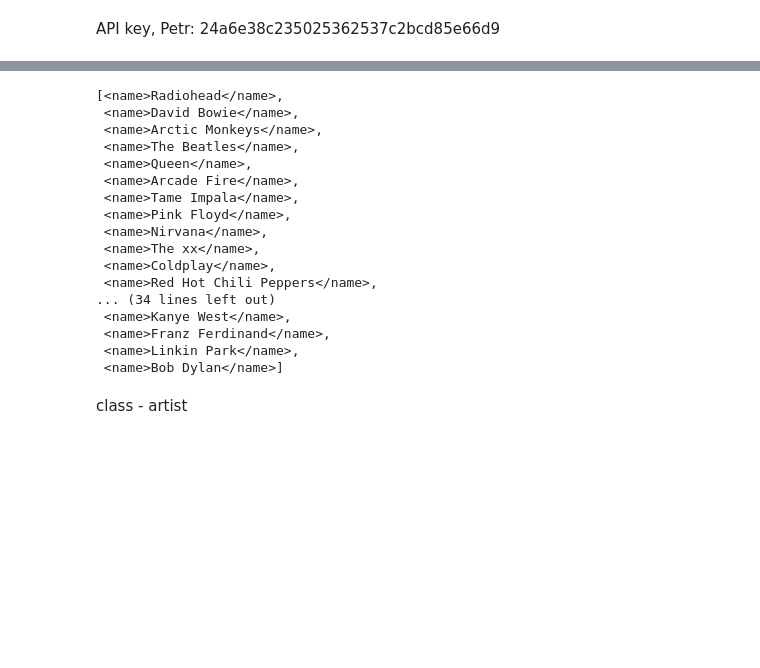
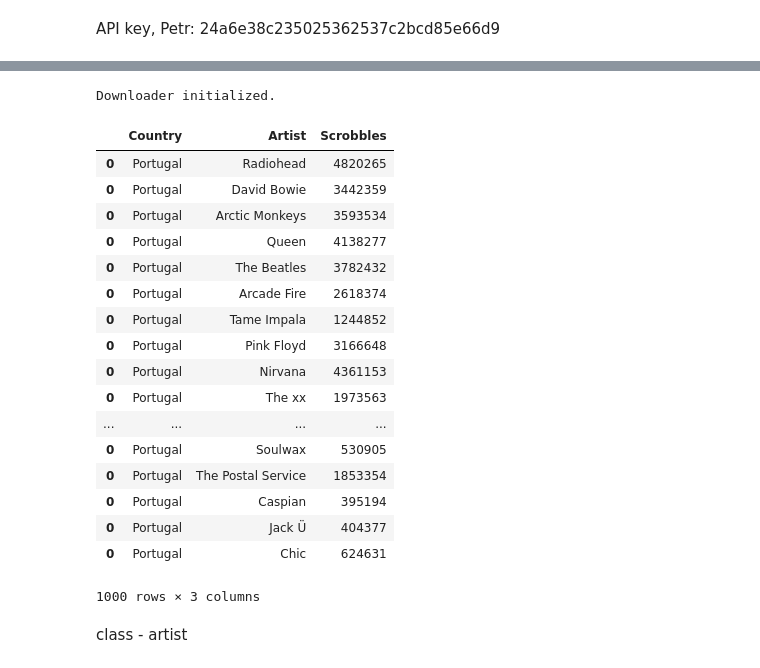
Before and after one commit to petrpham/ScrobblIES, a Jupyter notebook: 1_Scrape.ipynb, the cells around one changed output, grey strips where cells are left out. Saved outputs shown, nothing was run; the diff lists cells and outputs as text; code cells hidden in the pictures; blank space fills up the shorter version.

Commit message:
Portugal, the Man

```diff
--- a/1_Scrape.ipynb
+++ b/1_Scrape.ipynb
@@ -27,6 +28,32 @@ class LastFMDownloader:
         r = requests.get(link)
         r.encoding='UTF-8'
         self.soup = BeautifulSoup(r.text,'lxml')
+
+    def GetJson(self, link):
+        '''
+        Returns JSON file for a given request
+        '''
+        self.linkToJson = link
+        self.json = requests.get(link).json()
+
+
+    def GetEmArtists(self, jsn):
+        self.jsnPd = pd.read_json(json.dumps(jsn))
+        self.topArtists = pd.DataFrame(columns=['Country', 'Artist', 'Scrobbles'])
+        for i in range(1000):
+            try:
+                hlp = pd.DataFrame([[self.jsnPd.iloc[0,:][0]['country'],self.jsnPd.iloc[1,:][0][i]['name'],self.jsnPd.iloc[1,:][0][i]['listeners']]], columns=['Country', 'Artist', 'Scrobbles'])
+                self.topArtists = self.topArtists.append(hlp)
+            except:
+                pass
+        return self.topArtists
+
+    def ProcessTheArtists(self, jsonFile):
+        '''
+        Process json files for artist info
+        '''
+        dfc = pd.read_json(json.dumps)
+
 
     def ParseSoupTag(self, tag):
         '''
@@ -57,5 +84,5 @@ class LastFMDownloader:
         '''
         all_links = self.soup.find_all('a')
         for link in all_links:
-            self.links = print(link.get('href'))
-            return self.links
+             self.links = print(link.get('href'))
+        return self.links
@@ -66,24 +138,28 @@ Downloader initialized.
 # %%
-portugal.GetSoup('http://ws.audioscrobbler.com/2.0/?method=geo.gettopartists&country=portugal&api_key=24a6e38c235025362537c2bcd85e66d9')
+portugal = LastFMDownloader()
+portugal.GetJson('http://ws.audioscrobbler.com/2.0/?method=geo.gettopartists&limit=1000&country=portugal&api_key=24a6e38c235025362537c2bcd85e66d9&format=json')
+# %% [output]
+Downloader initialized.
-# %%
-portugal.ParseSoupTag('name')
-# %% [output]
-[<name>Radiohead</name>,
- <name>David Bowie</name>,
- <name>Arctic Monkeys</name>,
- <name>The Beatles</name>,
- <name>Queen</name>,
- <name>Arcade Fire</name>,
- <name>Tame Impala</name>,
- <name>Pink Floyd</name>,
- <name>Nirvana</name>,
- <name>The xx</name>,
- <name>Coldplay</name>,
- <name>Red Hot Chili Peppers</name>,
-... (34 lines left out)
- <name>Kanye West</name>,
- <name>Franz Ferdinand</name>,
- <name>Linkin Park</name>,
- <name>Bob Dylan</name>]
+# %%
+portugal.GetEmArtists(portugal.json)
+# %% [output]
+|  | Country | Artist | Scrobbles |
+| 0 | Portugal | Radiohead | 4820265 |
+| 0 | Portugal | David Bowie | 3442359 |
+| 0 | Portugal | Arctic Monkeys | 3593534 |
+| 0 | Portugal | Queen | 4138277 |
+| 0 | Portugal | The Beatles | 3782432 |
+| 0 | Portugal | Arcade Fire | 2618374 |
+| 0 | Portugal | Tame Impala | 1244852 |
+| 0 | Portugal | Pink Floyd | 3166648 |
+| 0 | Portugal | Nirvana | 4361153 |
+| 0 | Portugal | The xx | 1973563 |
+| ... | ... | ... | ... |
+| 0 | Portugal | Soulwax | 530905 |
+| 0 | Portugal | The Postal Service | 1853354 |
+| 0 | Portugal | Caspian | 395194 |
+| 0 | Portugal | Jack Ü | 404377 |
+| 0 | Portugal | Chic | 624631 |
+1000 rows × 3 columns
 # %% [markdown]
 class - artist
```
Also changed, not shown: parts of 7 cells of this notebook.
